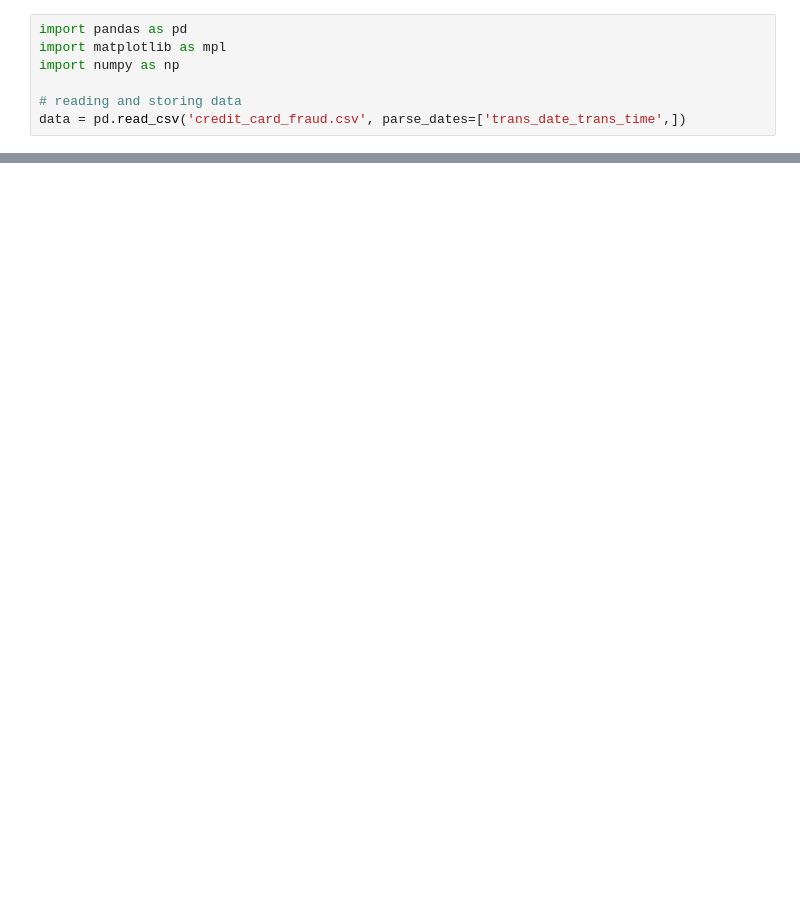
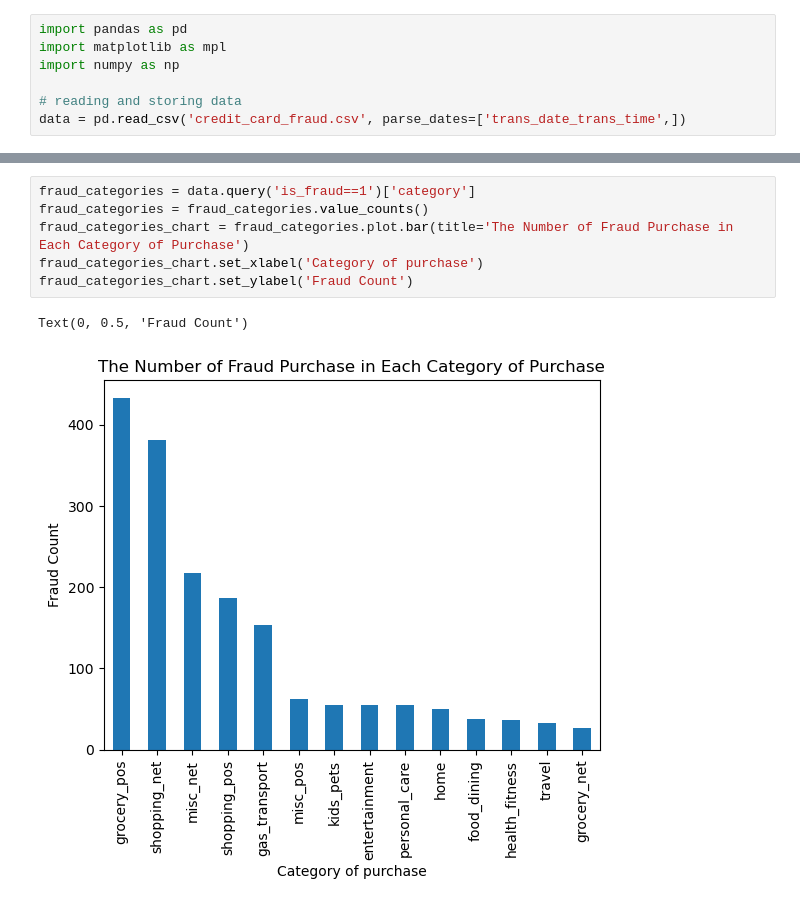
Before and after one commit to jalikens/CS484-DMA, a Jupyter notebook: notebook.ipynb, the cells around one changed output, grey strips where cells are left out. Saved outputs shown, nothing was run; the diff lists cells and outputs as text; blank space fills up the shorter version.

```diff
--- a/notebook.ipynb
+++ b/notebook.ipynb
@@ -35,0 +49,9 @@ state_fraud_perc.plot.bar()
+# %%
+fraud_categories = data.query('is_fraud==1')['category']
+fraud_categories = fraud_categories.value_counts()
+fraud_categories_chart = fraud_categories.plot.bar(title='The Number of Fraud Purchase in Each Category of Purchase')
+fraud_categories_chart.set_xlabel('Category of purchase')
+fraud_categories_chart.set_ylabel('Fraud Count')
+# %% [output]
+Text(0, 0.5, 'Fraud Count')
+[figure, added]
```
Also changed, not shown: parts of 4 cells of this notebook.
